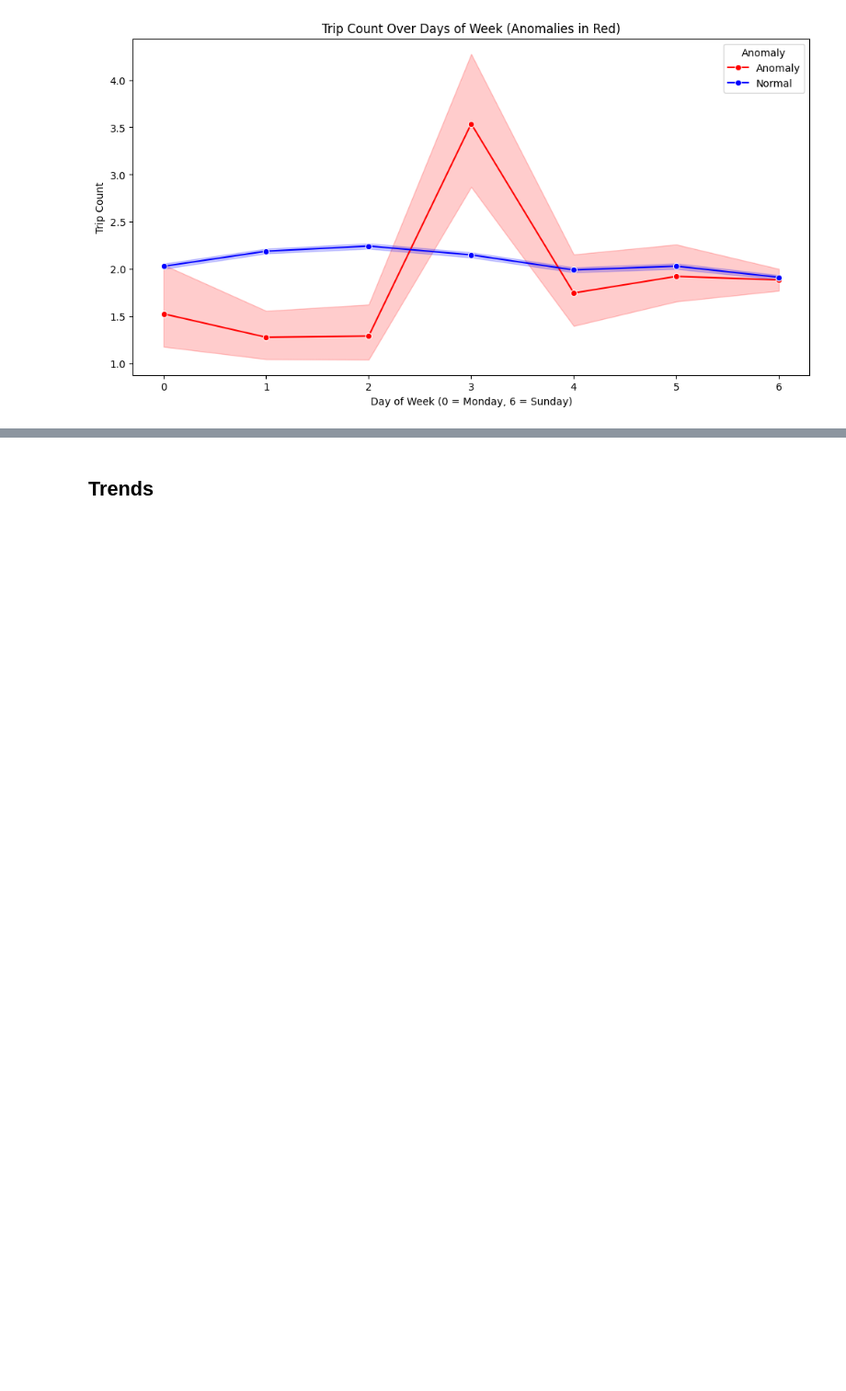
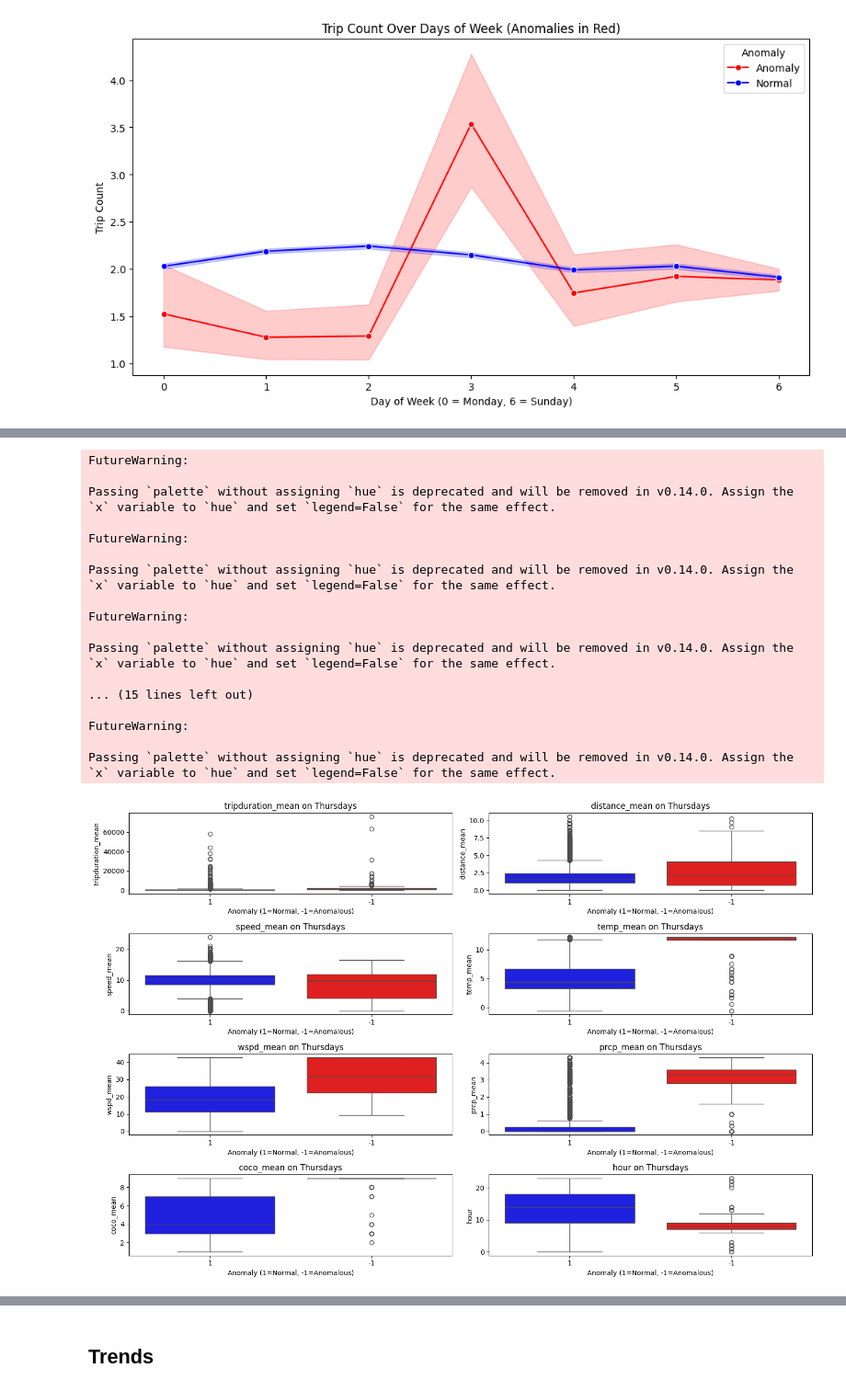
Before and after one commit to elnurisg/anomaly_detection_for_shared_mobility, a Jupyter notebook: station_focus/data_analysis.ipynb, the cells around one changed output, grey strips where cells are left out. Shown at 92% size. Cells and saved outputs as stored; diff of their text form; code cells hidden in the pictures; blank space fills up the shorter version.

```diff
--- a/station_focus/data_analysis.ipynb
+++ b/station_focus/data_analysis.ipynb
@@ -281,0 +331,45 @@ plt.show()
+# %%
+# Step 1: Filter trips for Thursday
+station_data_thursday = station_data[(station_data['dayofweek'] == 3)].copy()
+
+# Convert anomaly column to string for visualization
+station_data_thursday['anomaly'] = station_data_thursday['anomaly'].astype(str)
+
+# Step 2: Define key numerical features
+key_features = [
+    'tripduration_mean', 'distance_mean', 'speed_mean',
+    'temp_mean', 'wspd_mean', 'prcp_mean',
+    'coco_mean', 'hour'
+]
+
+# Step 3: Create box plots for Thursday
+fig, axes = plt.subplots(4, 2, figsize=(15, 10))
+axes = axes.flatten()
+
+for i, feature in enumerate(key_features):
+    sns.boxplot(data=station_data_thursday, x='anomaly', y=feature, palette={"1": "blue", "-1": "red"}, ax=axes[i])
+    axes[i].set_title(f"{feature} on Thursdays")
+    axes[i].set_xlabel("Anomaly (1=Normal, -1=Anomalous)")
+    axes[i].set_ylabel(feature)
+
+plt.tight_layout()
+plt.show()
+# %% [output]
+FutureWarning:
+
+Passing `palette` without assigning `hue` is deprecated and will be removed in v0.14.0. Assign the `x` variable to `hue` and set `legend=False` for the same effect.
+
+FutureWarning:
+
+Passing `palette` without assigning `hue` is deprecated and will be removed in v0.14.0. Assign the `x` variable to `hue` and set `legend=False` for the same effect.
+
+FutureWarning:
+
+Passing `palette` without assigning `hue` is deprecated and will be removed in v0.14.0. Assign the `x` variable to `hue` and set `legend=False` for the same effect.
+
+... (15 lines left out)
+
+FutureWarning:
+
+Passing `palette` without assigning `hue` is deprecated and will be removed in v0.14.0. Assign the `x` variable to `hue` and set `legend=False` for the same effect.
+[figure, added]
```
Also changed, not shown: parts of 9 cells of this notebook.
